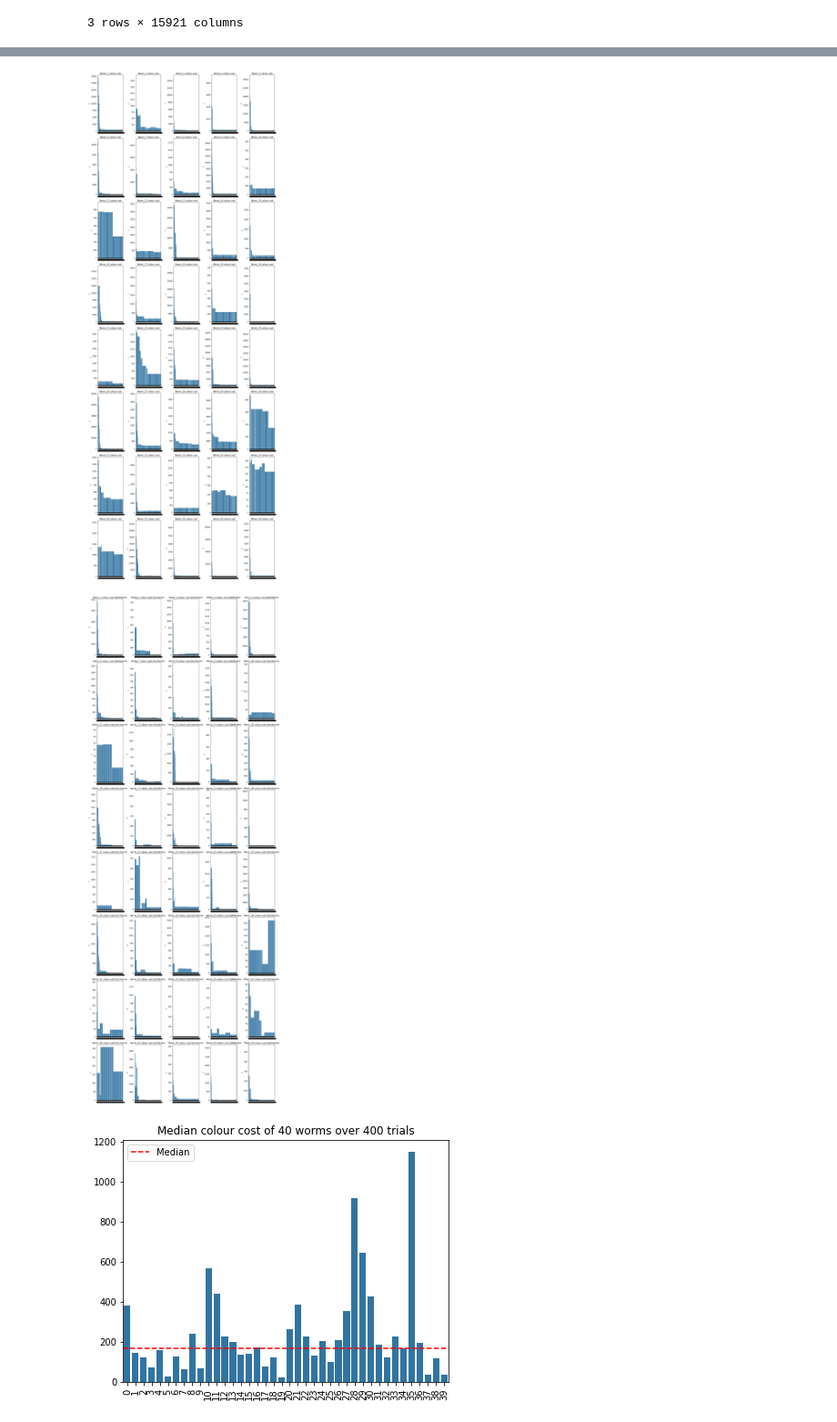
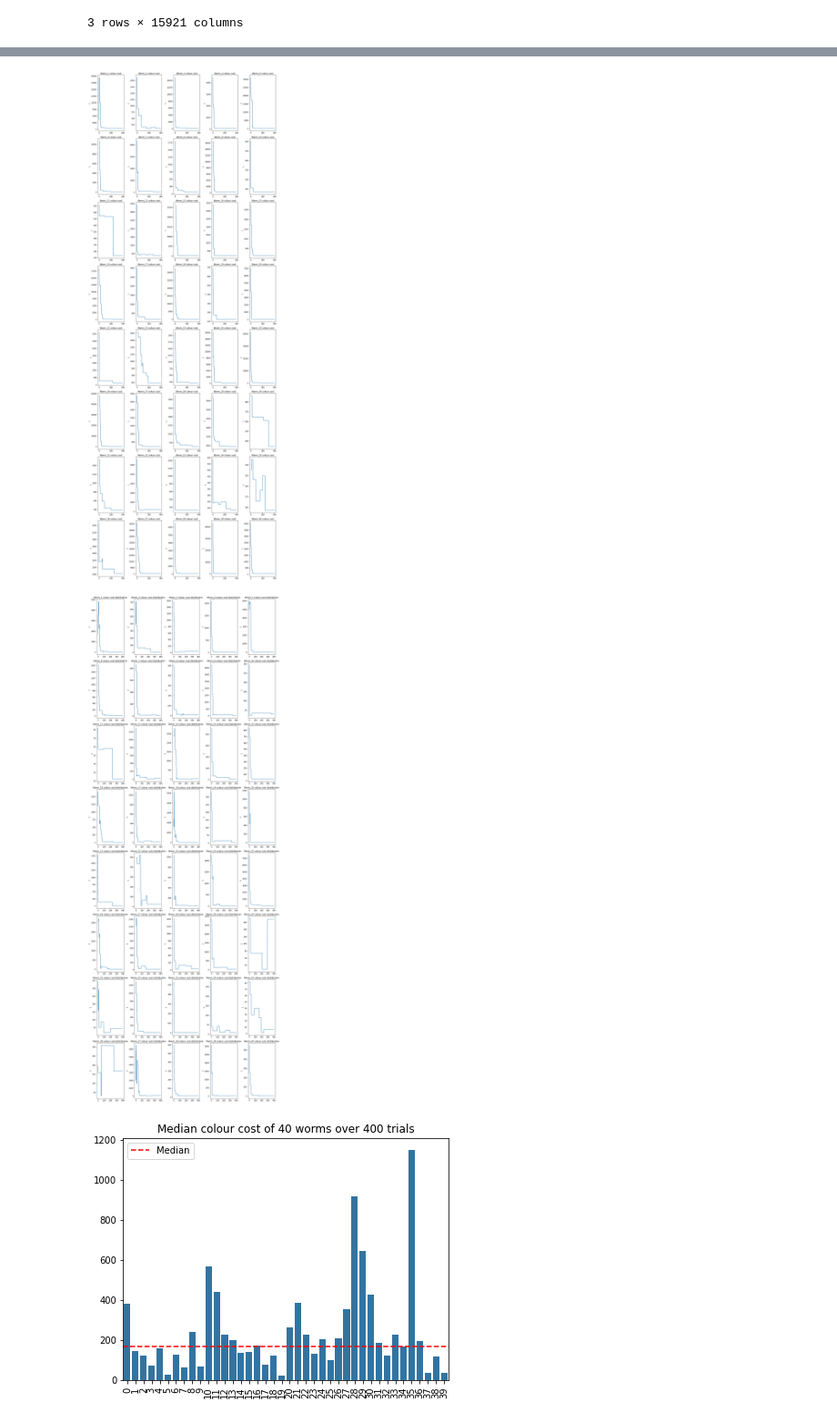
Before and after one commit to Will-H007/Camouflage-Worms, a Jupyter notebook: CamoWorms/CamoWorms.ipynb, the cells around one changed output, grey strips where cells are left out. Shown at 91% size. Saved outputs shown, nothing was run; the diff lists cells and outputs as text; code cells hidden in the pictures.

```diff
--- a/CamoWorms/CamoWorms.ipynb
+++ b/CamoWorms/CamoWorms.ipynb
@@ -822,32 +814,32 @@ colour_data
 # %%
 import seaborn as sns
 import matplotlib.pyplot as plt
 
 # Define the number of subplots and their arrangement
 num_plots = 40
 num_cols = 5
 num_rows = (num_plots - 1) // num_cols + 1
 
 # Create subplots
 fig, axes = plt.subplots(num_rows, num_cols, figsize=(15, 40))
 
 # Iterate over each i value and create a bar plot in the corresponding subplot
 for i in range(num_plots):
     row = i // num_cols
     col = i % num_cols
     ax = axes[row, col]
 
     # Filter the data for the current i value and plot it
     filtered_data = colour_data.T[colour_data.T[0] == i]  # Filter rows where the value in the first column is 1
     filtered_data = filtered_data.reset_index(drop=True)  # Reset the index to consecutive integers
-    sns.barplot(filtered_data[1], ax=ax)
+    sns.lineplot(filtered_data[1], ax=ax)
     ax.set_title(f"Worm_{i+1} colour cost")
 
 # Adjust layout
 plt.tight_layout()
 plt.show()
 # %% [output]
-[figure, old version]
+[figure, new version]
 # %%
 import seaborn as sns
 import matplotlib.pyplot as plt
@@ -869,14 +861,14 @@ for i in range(num_plots):
     # Filter the data for the current i value and plot it
     filtered_data = colour_data.T[colour_data.T[0] == i]  # Filter rows where the value in the first column is 1
     filtered_data = filtered_data.reset_index(drop=True)  # Reset the index to consecutive integers
-    sns.barplot(filtered_data[2], ax=ax)
+    sns.lineplot(filtered_data[2], ax=ax)
     ax.set_title(f"Worm_{i+1} colour cost distribution")
 
 # Adjust layout
 plt.tight_layout()
 plt.show()
 # %% [output]
-[figure, old version]
+[figure, new version]
 # %%
 grouped_data = colour_data.T.groupby(colour_data.T[0]).median()
 # %%
```
Also changed, not shown: parts of 1 cell of this notebook.
